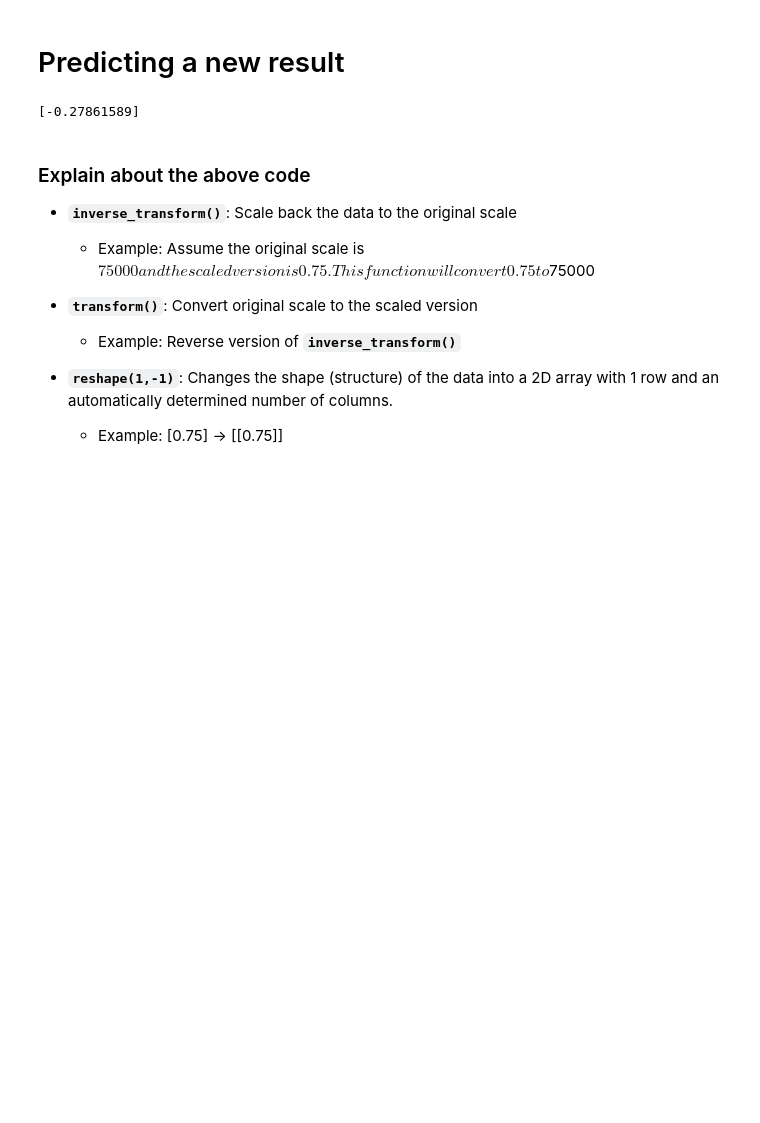
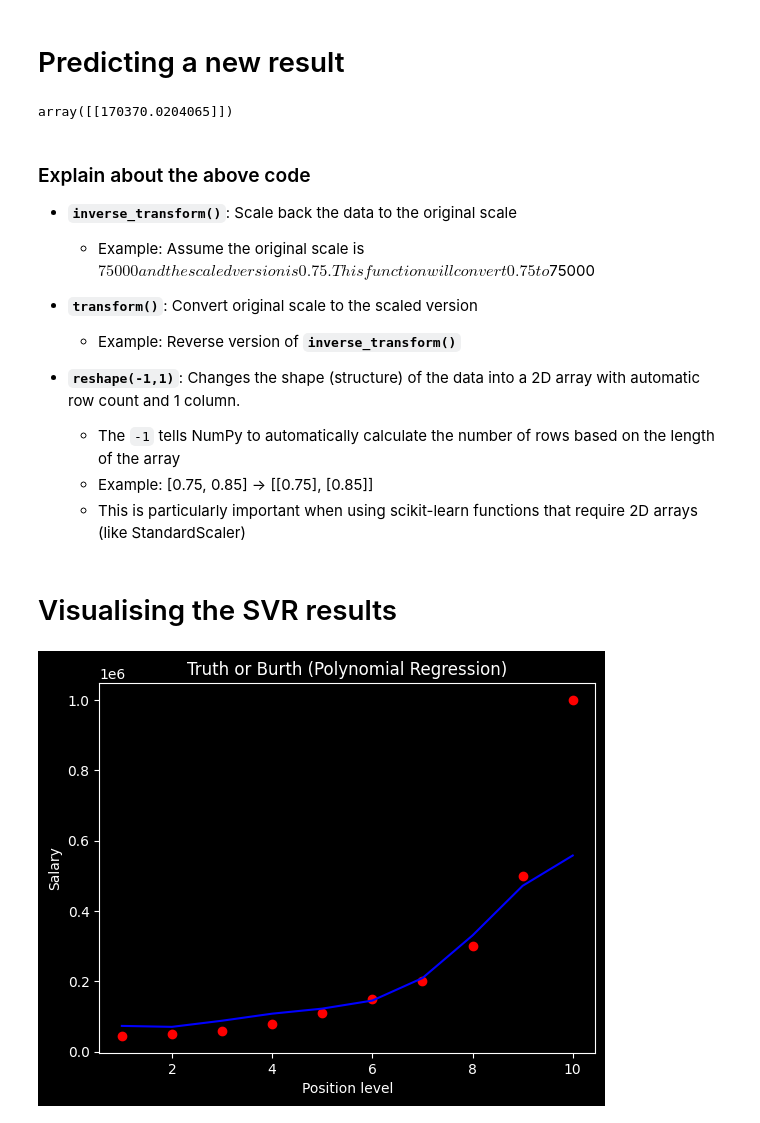
Before and after one commit to thanhdong200425/Machine-Learning-s-research, a Jupyter notebook: Regression/SupportVectorRegression/support_vector_regression.ipynb, the cells around one changed output. Cells and saved outputs as stored; diff of their text form; code cells hidden in the pictures; blank space fills up the shorter version.

Commit message:
Add visualising steps for SVR model

```diff
--- a/Regression/SupportVectorRegression/support_vector_regression.ipynb
+++ b/Regression/SupportVectorRegression/support_vector_regression.ipynb
@@ -129,9 +129,9 @@ SVR()
 # %% [markdown]
 # Predicting a new result
 # %%
-sc_Y.inverse_transform(regressor.predict(sc_X.transform([[6.5]])).reshape(1,-1))
+sc_Y.inverse_transform(regressor.predict(sc_X.transform([[6.5]])).reshape(-1,1))
 # %% [output]
-[-0.27861589]
+array([[170370.0204065]])
 # %% [markdown]
 ### Explain about the above code
 - **``inverse_transform()``**: Scale back the data to the original scale
@@ -140,5 +140,18 @@ sc_Y.inverse_transform(regressor.predict(sc_X.transform([[6.5]])).reshape(1,-1))
 - **``transform()``**: Convert original scale to the scaled version
     - Example: Reverse version of **``inverse_transform()``**
 
-- **``reshape(1,-1)``**: Changes the shape (structure) of the data into a 2D array with 1 row and an automatically determined number of columns.
-    - Example: [0.75] -> [[0.75]]
+- **``reshape(-1,1)``**: Changes the shape (structure) of the data into a 2D array with automatic row count and 1 column.
+    - The `-1` tells NumPy to automatically calculate the number of rows based on the length of the array
+    - Example: [0.75, 0.85] -> [[0.75], [0.85]]
+    - This is particularly important when using scikit-learn functions that require 2D arrays (like StandardScaler)
+# %% [markdown]
+# Visualising the SVR results
+# %%
+plt.scatter(sc_X.inverse_transform(X), sc_Y.inverse_transform(y), color="red")
+plt.plot(sc_X.inverse_transform(X), sc_Y.inverse_transform(regressor.predict(X).reshape(-1, 1)), color="blue")
+plt.title("Truth or Burth (Polynomial Regression)")
+plt.xlabel('Position level')
+plt.ylabel('Salary')
+plt.show()
+# %% [output]
+[figure, added]
```
Also changed, not shown: parts of 3 cells of this notebook.
